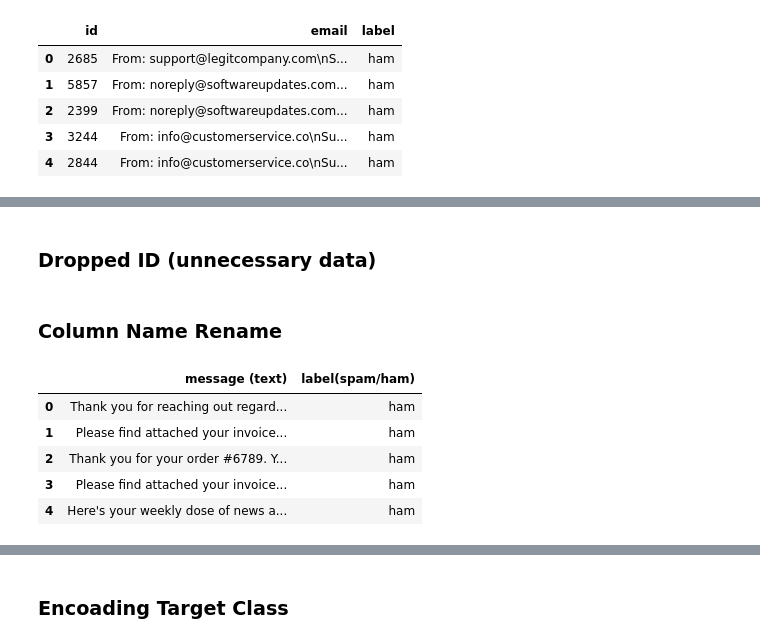
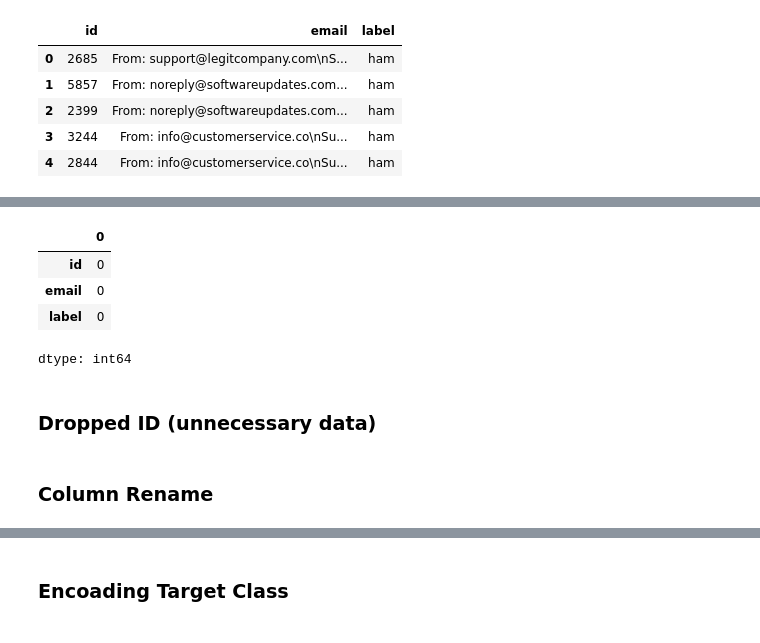
Before and after one commit to Syeda-Mahjabin-Proma/Spam_Ham_Classifier, a Jupyter notebook: model.ipynb, the cells around one changed output, grey strips where cells are left out. Saved outputs shown, nothing was run; the diff lists cells and outputs as text; code cells hidden in the pictures.

```diff
--- a/model.ipynb
+++ b/model.ipynb
@@ -43,17 +56,16 @@ df["email"] = df["email"].apply(clean_email)
+# %%
+df.isnull().sum()
+# %% [output]
+|  | 0 |
+| id | 0 |
+| email | 0 |
+| label | 0 |
+dtype: int64
 # %% [markdown]
 ### Dropped ID (unnecessary data)
 # %%
 df.drop(columns=['id'], inplace=True)
 # %% [markdown]
-### Column Name Rename
+### Column Rename
 # %%
 df.rename(columns={'email': 'message (text)', 'label': 'label(spam/ham)'}, inplace=True)
-# %%
-df.head()
-# %% [output]
-|  | message (text) | label(spam/ham) |
-| 0 | Thank you for reaching out regard... | ham |
-| 1 | Please find attached your invoice... | ham |
-| 2 | Thank you for your order #6789. Y... | ham |
-| 3 | Please find attached your invoice... | ham |
-| 4 | Here's your weekly dose of news a... | ham |
```
Also changed, not shown: parts of 21 cells of this notebook.
